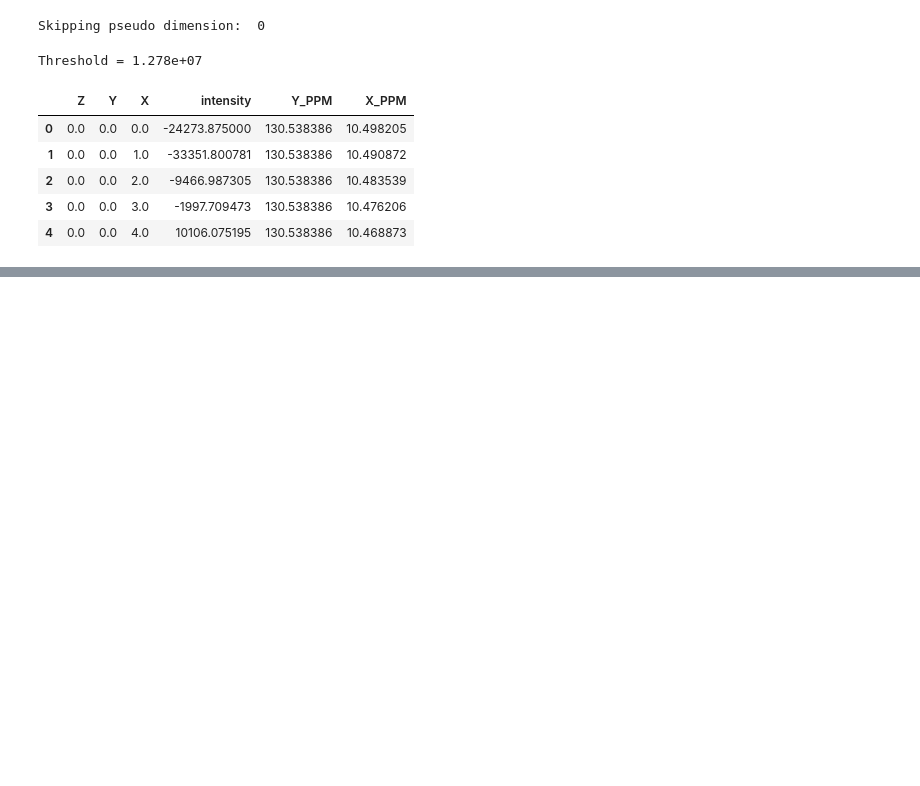
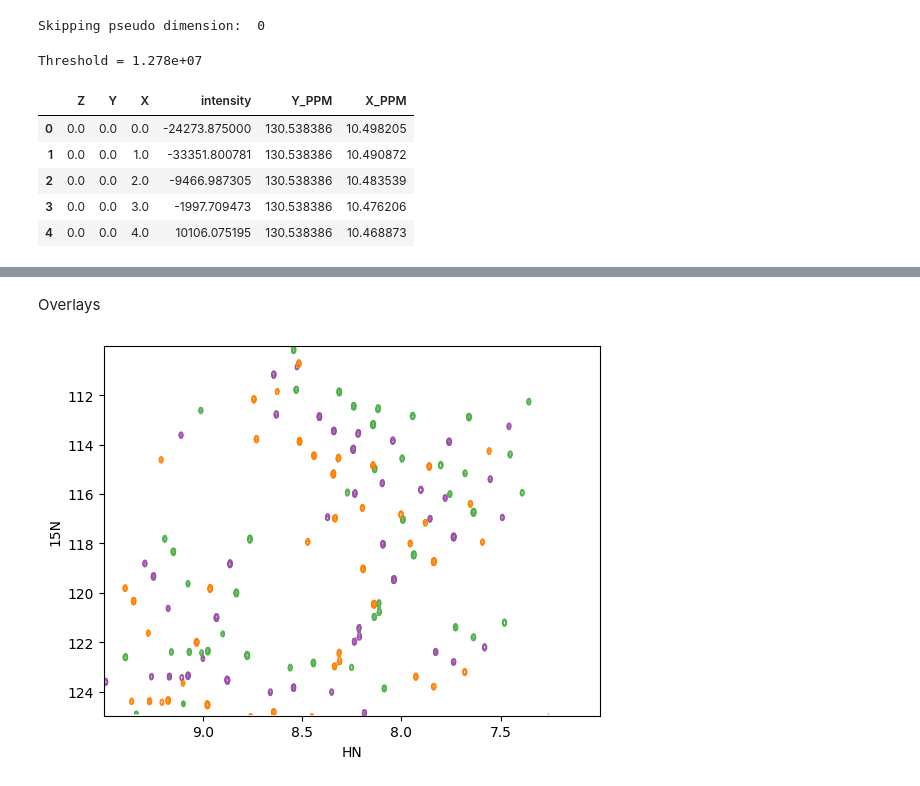
Before and after one commit to j-brady/nmr-for-pandas, a Jupyter notebook: Examples.ipynb, the cells around one changed output, grey strips where cells are left out. Drawn from its saved outputs; the diff is of its cells as text; code cells hidden in the pictures; blank space fills up the shorter version.

```diff
--- a/Examples.ipynb
+++ b/Examples.ipynb
@@ -80,0 +66,14 @@ data.uc_dic
+# %% [markdown]
+Overlays
+# %%
+fig = plt.figure()
+ax = fig.add_subplot(111)
+for i in range(3):
+    kwargs=dict(colors=[next(colors)], negative_contours=dict(colors="red"))
+    ax = data.plot_contour(ax, query=f"Z==0 & X_PPM > 7 & X_PPM < 9.5 & Y_PPM > 110 & Y_PPM < 125", kwargs=kwargs)
+    data.df["Y_PPM"] = data.df.Y_PPM + 1.0
+    data.df["X_PPM"] = data.df.X_PPM + 0.1
+ax.invert_yaxis()
+ax.invert_xaxis()
+# %% [output]
+[figure, added]
```
Also changed, not shown: parts of 13 cells of this notebook, 5 other files.
